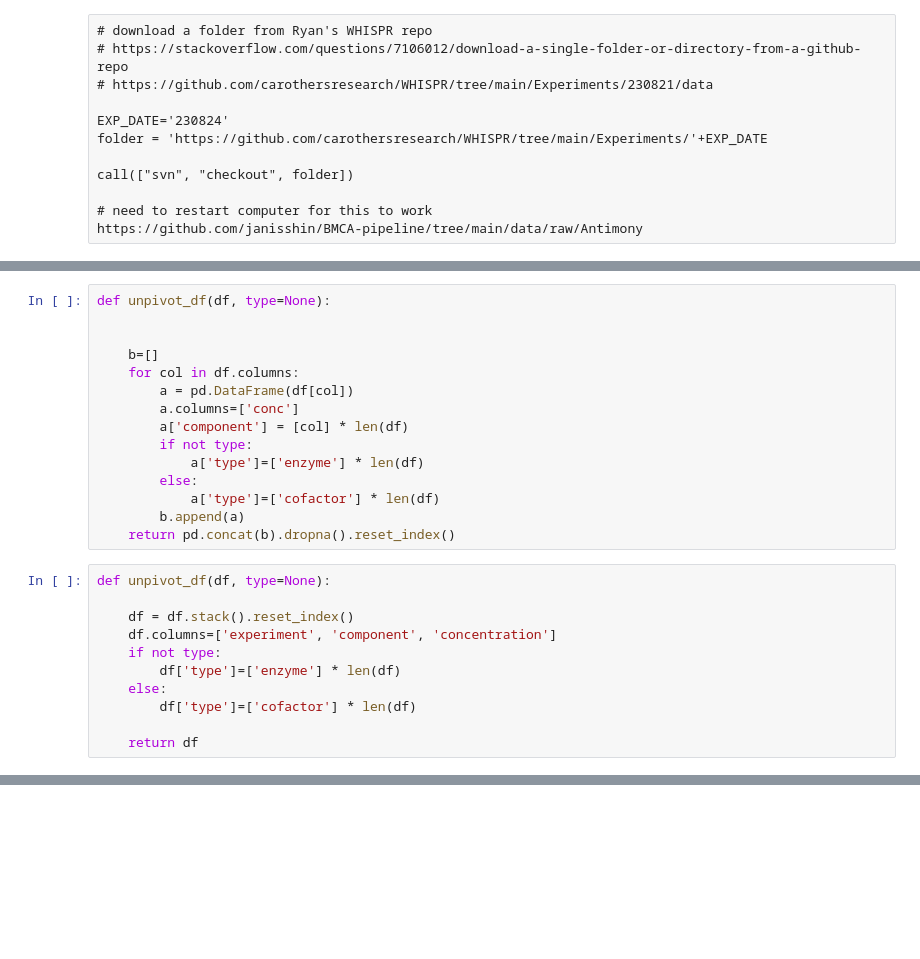
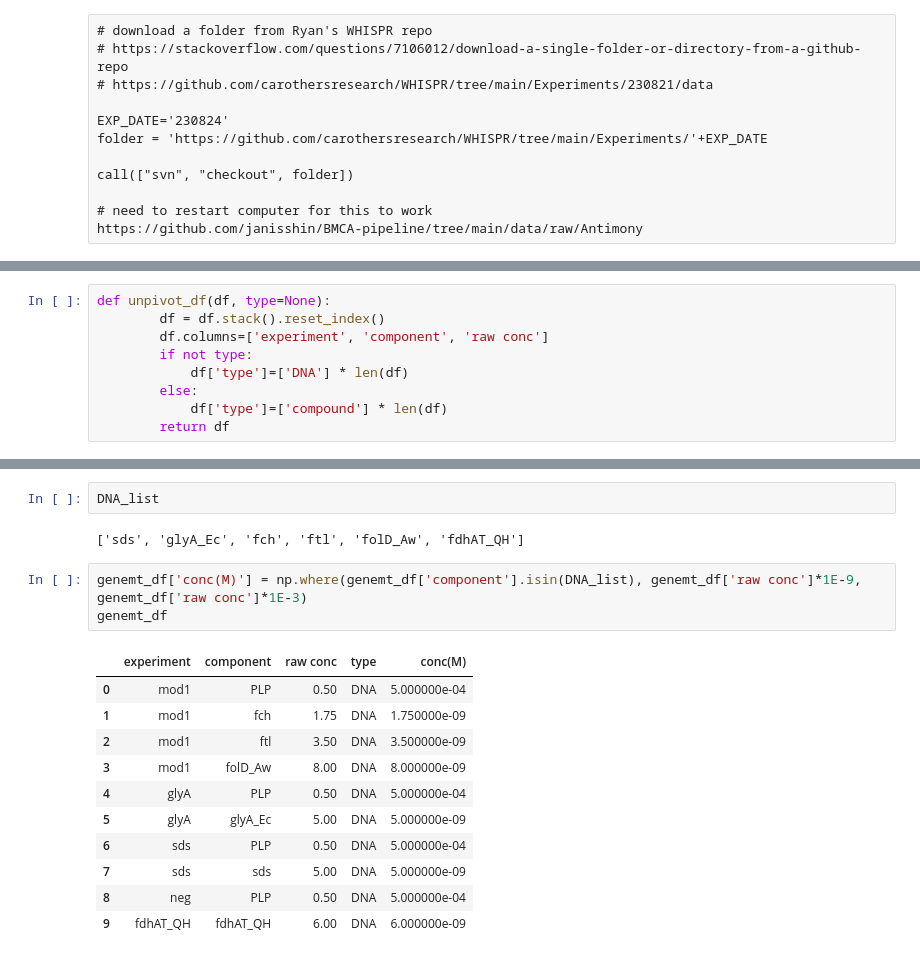
Before and after one commit to carothersresearch/TXTL-HPLC-datagrabber, a Jupyter notebook: scratch.ipynb, the cells around one changed output, grey strips where cells are left out. Drawn from its saved outputs; the diff is of its cells as text; blank space fills up the shorter version.

```diff
--- a/scratch.ipynb
+++ b/scratch.ipynb
@@ -50,26 +23,9 @@ cofactor_df = pd.read_excel(cofactor_conc, index_col=0).dropna(axis=1, how='all'
 # %%
 def unpivot_df(df, type=None):
-
-
-    b=[]
-    for col in df.columns:
-        a = pd.DataFrame(df[col])
-        a.columns=['conc']
-        a['component'] = [col] * len(df)
+        df = df.stack().reset_index()
+        df.columns=['experiment', 'component', 'raw conc']
         if not type:
-            a['type']=['enzyme'] * len(df)
+            df['type']=['DNA'] * len(df)
         else:
-            a['type']=['cofactor'] * len(df)
-        b.append(a)
-    return pd.concat(b).dropna().reset_index()
+            df['type']=['compound'] * len(df)
+        return df
-# %%
-def unpivot_df(df, type=None):
-
-    df = df.stack().reset_index()
-    df.columns=['experiment', 'component', 'concentration']
-    if not type:
-        df['type']=['enzyme'] * len(df)
-    else:
-        df['type']=['cofactor'] * len(df)
-
-    return df
@@ -166,0 +95,19 @@ import clean
+# %%
+DNA_list
+# %% [output]
+['sds', 'glyA_Ec', 'fch', 'ftl', 'folD_Aw', 'fdhAT_QH']
+# %%
+genemt_df['conc(M)'] = np.where(genemt_df['component'].isin(DNA_list), genemt_df['raw conc']*1E-9, genemt_df['raw conc']*1E-3)
+genemt_df
+# %% [output]
+|  | experiment | component | raw conc | type | conc(M) |
+| 0 | mod1 | PLP | 0.50 | DNA | 5.000000e-04 |
+| 1 | mod1 | fch | 1.75 | DNA | 1.750000e-09 |
+| 2 | mod1 | ftl | 3.50 | DNA | 3.500000e-09 |
+| 3 | mod1 | folD_Aw | 8.00 | DNA | 8.000000e-09 |
+| 4 | glyA | PLP | 0.50 | DNA | 5.000000e-04 |
+| 5 | glyA | glyA_Ec | 5.00 | DNA | 5.000000e-09 |
+| 6 | sds | PLP | 0.50 | DNA | 5.000000e-04 |
+| 7 | sds | sds | 5.00 | DNA | 5.000000e-09 |
+| 8 | neg | PLP | 0.50 | DNA | 5.000000e-04 |
+| 9 | fdhAT_QH | fdhAT_QH | 6.00 | DNA | 6.000000e-09 |
```
Also changed, not shown: parts of 21 cells of this notebook, 33 other files.
